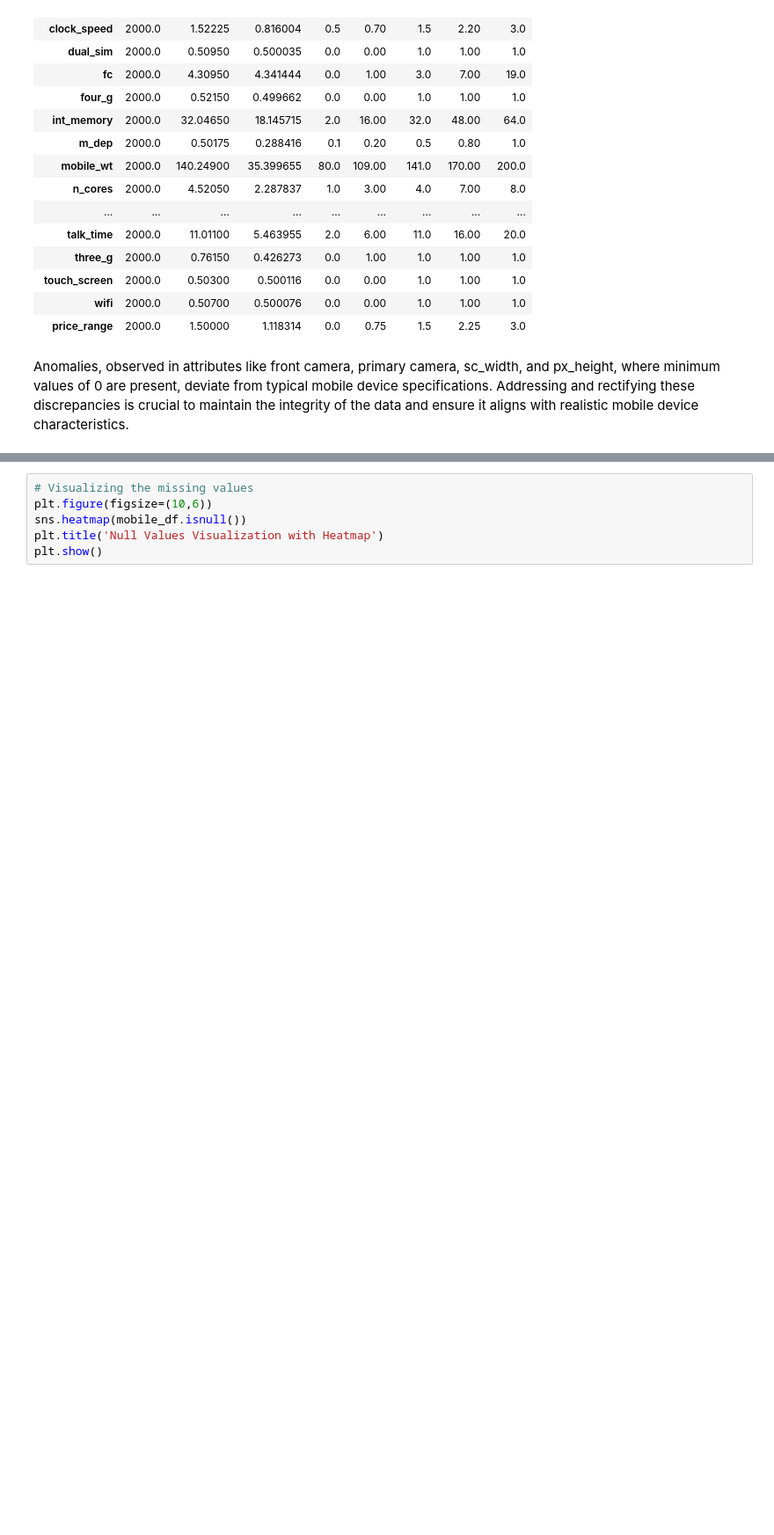
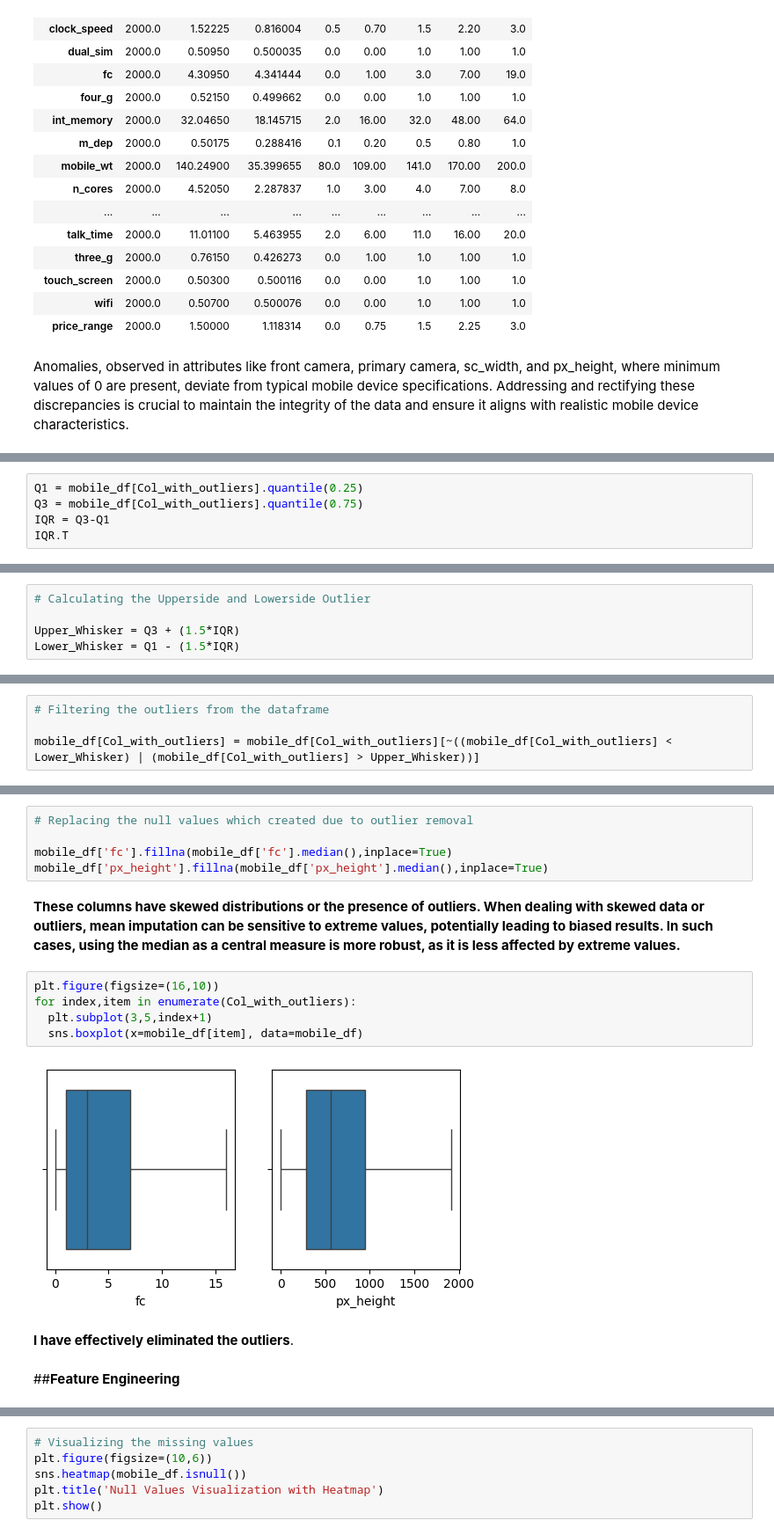
Before and after one commit to meabhaykr/Mobile-Price-Range-Prediction, a Jupyter notebook: Mobile_Price_Range_Prediction.ipynb, the cells around one changed output, grey strips where cells are left out. Shown at 88% size. Saved outputs shown, nothing was run; the diff lists cells and outputs as text; blank space fills up the shorter version.

```diff
--- a/Mobile_Price_Range_Prediction.ipynb
+++ b/Mobile_Price_Range_Prediction.ipynb
@@ -158,0 +320,5 @@ Anomalies, observed in attributes like front camera, primary camera, sc_width, a
+# %%
+Q1 = mobile_df[Col_with_outliers].quantile(0.25)
+Q3 = mobile_df[Col_with_outliers].quantile(0.75)
+IQR = Q3-Q1
+IQR.T
@@ -158,0 +329,5 @@ Anomalies, observed in attributes like front camera, primary camera, sc_width, a
+# %%
+# Calculating the Upperside and Lowerside Outlier
+
+Upper_Whisker = Q3 + (1.5*IQR)
+Lower_Whisker = Q1 - (1.5*IQR)
@@ -158,0 +346,4 @@ Anomalies, observed in attributes like front camera, primary camera, sc_width, a
+# %%
+# Filtering the outliers from the dataframe
+
+mobile_df[Col_with_outliers] = mobile_df[Col_with_outliers][~((mobile_df[Col_with_outliers] < Lower_Whisker) | (mobile_df[Col_with_outliers] > Upper_Whisker))]
@@ -158,0 +370,18 @@ Anomalies, observed in attributes like front camera, primary camera, sc_width, a
+# %%
+# Replacing the null values which created due to outlier removal
+
+mobile_df['fc'].fillna(mobile_df['fc'].median(),inplace=True)
+mobile_df['px_height'].fillna(mobile_df['px_height'].median(),inplace=True)
+# %% [markdown]
+**These columns  have skewed distributions or the presence of outliers. When dealing with skewed data or outliers, mean imputation can be sensitive to extreme values, potentially leading to biased results. In such cases, using the median as a central measure is more robust, as it is less affected by extreme values.**
+# %%
+plt.figure(figsize=(16,10))
+for index,item in enumerate(Col_with_outliers):
+  plt.subplot(3,5,index+1)
+  sns.boxplot(x=mobile_df[item], data=mobile_df)
+# %% [output]
+[figure, added]
+# %% [markdown]
+**I have effectively eliminated the outliers**.
+# %% [markdown]
+##**Feature Engineering**
```
Also changed, not shown: parts of 38 cells of this notebook.
